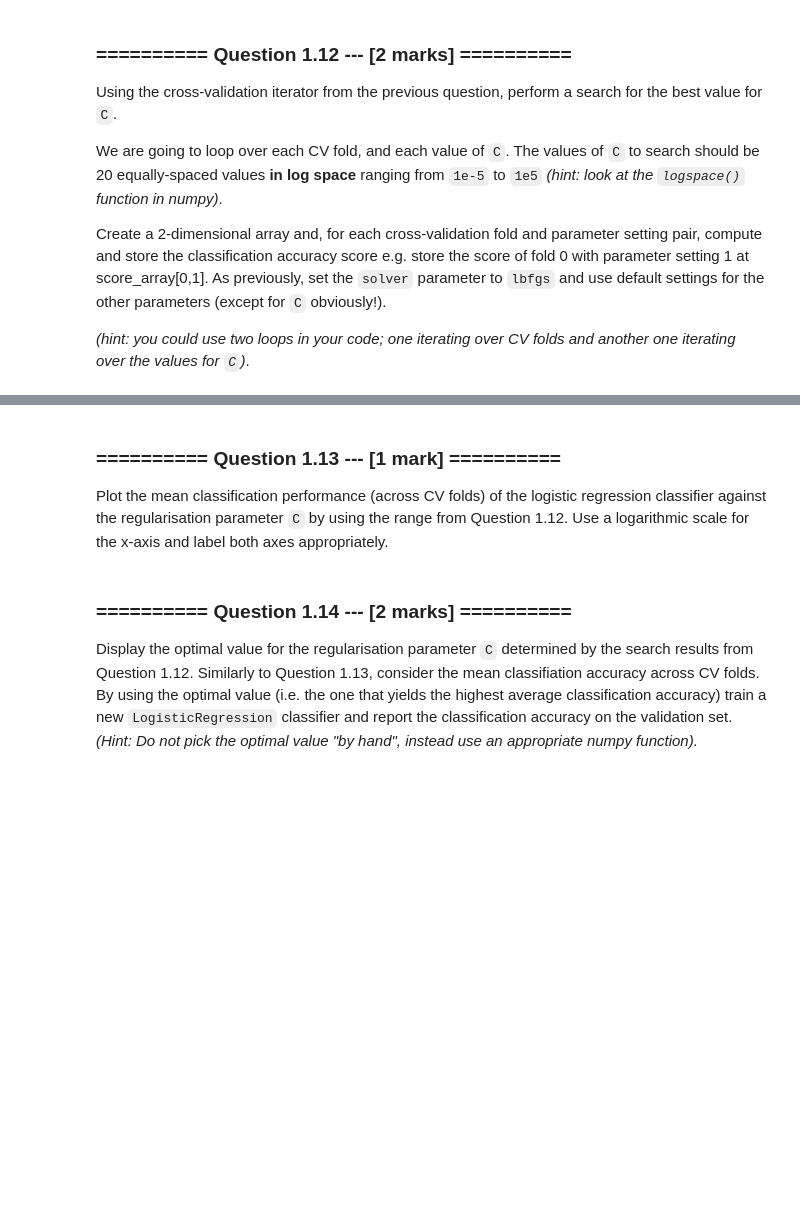
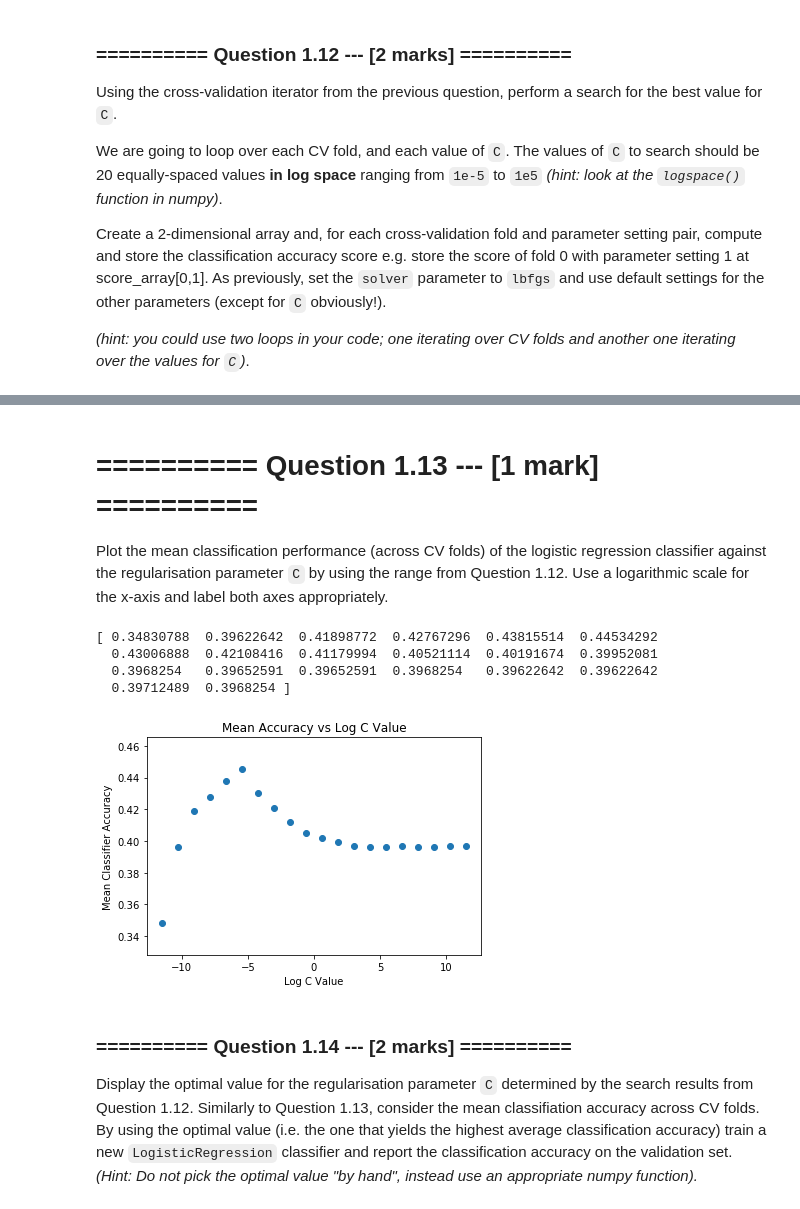
Before and after one commit to hirshagarwal/iaml2017, a Jupyter notebook: 07_Assignment_3.ipynb, the cells around one changed output, grey strips where cells are left out. Saved outputs shown, nothing was run; the diff lists cells and outputs as text; code cells hidden in the pictures; blank space fills up the shorter version.

```diff
--- a/07_Assignment_3.ipynb
+++ b/07_Assignment_3.ipynb
@@ -272,14 +274,15 @@ Create a 2-dimensional array and, for each cross-validation fold and parameter s
 *(hint: you could use two loops in your code; one iterating over CV folds and another one iterating over the values for `C`)*.
 # %%
 search_space_c = np.logspace(-5, 5, num=20)
-accuracy_values = np.zeros(search_space_c.shape[0])
+accuracy_values = np.zeros((3, search_space_c.shape[0]))
 for i in range(search_space_c.shape[0]):
     lr_cv = LogisticRegression(solver='lbfgs', C=search_space_c[i])
-    lr_cv = lr_cv.fit(transf_x_tr, y_tr)
-    pred = lr_cv.predict(transf_x_val)
-    # TODO: Calculate accuracy
-    # Calculate accuracy
-    accuracy = (pred == y_val).sum()/y_val.shape[0]
-    accuracy_values[i] = accuracy
+    current_fold_num = 0
+    for train, test in kf.split(transf_x_tr):
+        lr_cv = lr_cv.fit(transf_x_tr[train], y_tr[train])
+        pred = lr_cv.predict(transf_x_tr[test])
+        accuracy = (pred == y_tr[test]).sum()/y_val.shape[0]
+        accuracy_values[current_fold_num, i] = accuracy
+        current_fold_num += 1
 print(accuracy_values)
 # %% [output]
@@ -290,3 +301,3 @@ print(accuracy_values)
 # %% [markdown]
-### ========== Question 1.13 --- [1 mark] ==========
+# ========== Question 1.13 --- [1 mark] ==========
 Plot the mean classification performance (across CV folds) of the logistic regression classifier against the regularisation parameter `C` by using the range from Question 1.12. Use a logarithmic scale for the x-axis and label both axes appropriately.
@@ -295,3 +304,16 @@ Plot the mean classification performance (across CV folds) of the logistic regre
+# %%
+fold_mean = np.mean(accuracy_values, axis=0)
+plt.scatter(np.log(search_space_c), fold_mean)
+plt.xlabel('Log C Value')
+plt.ylabel('Mean Classifier Accuracy')
+plt.title('Mean Accuracy vs Log C Value')
+print(fold_mean)
+# %% [output]
+[ 0.34830788  0.39622642  0.41898772  0.42767296  0.43815514  0.44534292
+  0.43006888  0.42108416  0.41179994  0.40521114  0.40191674  0.39952081
+  0.3968254   0.39652591  0.39652591  0.3968254   0.39622642  0.39622642
+  0.39712489  0.3968254 ]
+[figure, added]
 # %% [markdown]
 ### ========== Question 1.14 --- [2 marks] ==========
 Display the optimal value for the regularisation parameter `C` determined by the search results from Question 1.12. Similarly to Question 1.13, consider the mean classifiation accuracy across CV folds. By using the optimal value (i.e. the one that yields the highest average classification accuracy) train a new `LogisticRegression` classifier and report the classification accuracy on the validation set. *(Hint: Do not pick the optimal value "by hand", instead use an appropriate numpy function).*
```
Also changed, not shown: parts of 9 cells of this notebook.
